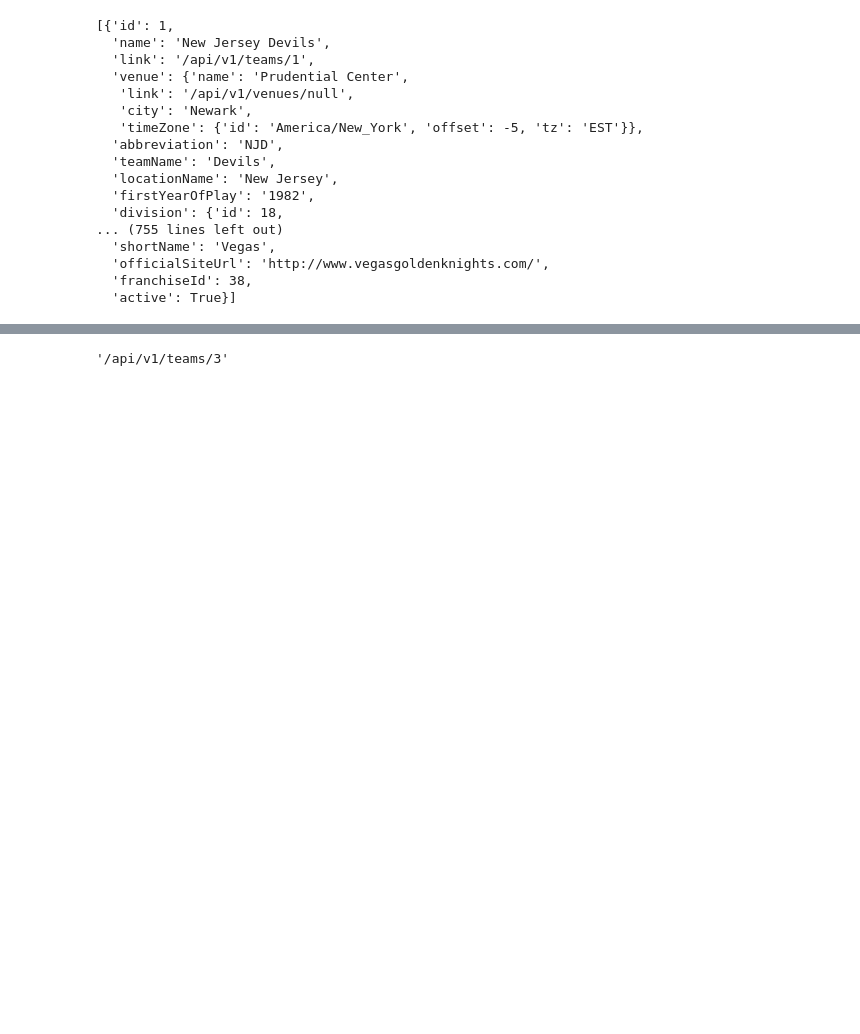
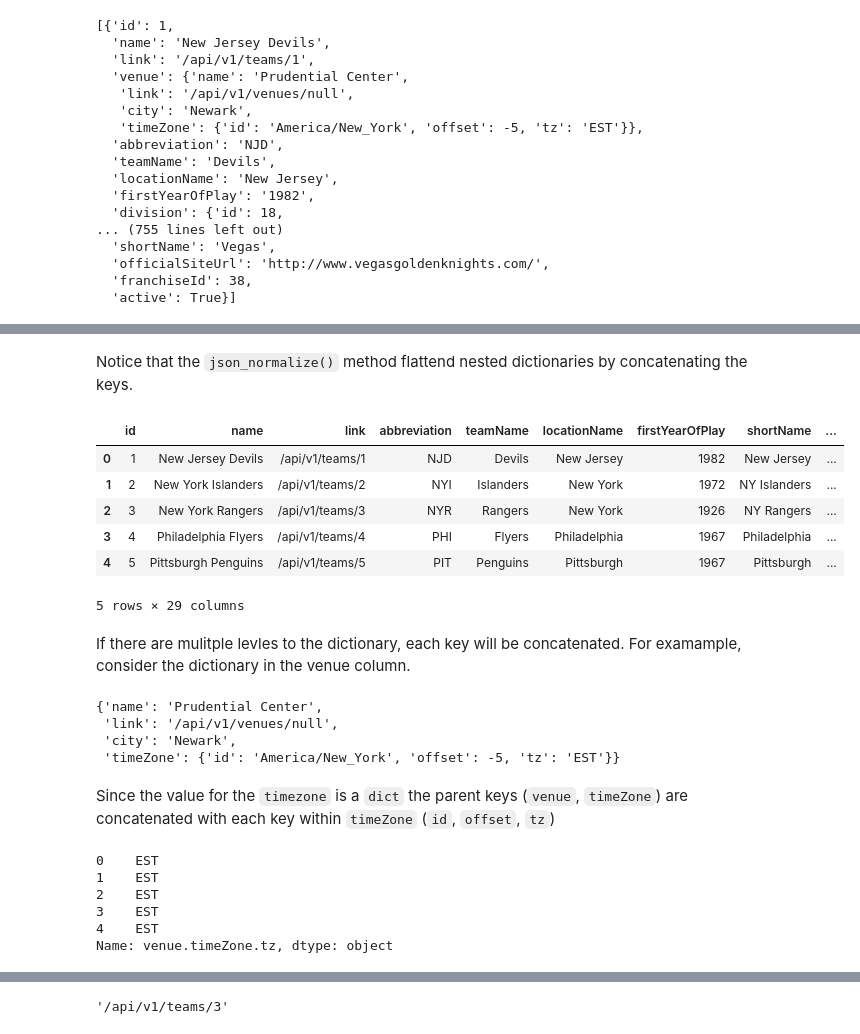
Before and after one commit to nickpaul7/python_api_notebooks, a Jupyter notebook: python_nhl_api.ipynb, the cells around one changed output, grey strips where cells are left out. Drawn from its saved outputs; the diff is of its cells as text; code cells hidden in the pictures; blank space fills up the shorter version.

```diff
--- a/python_nhl_api.ipynb
+++ b/python_nhl_api.ipynb
@@ -63,6 +147,6 @@ team_content['teams']
 # %%
-df_team_content = pd.DataFrame(team_content['teams'])
-df_team_content.info()
+df_team_content_jn = pd.json_normalize(team_content['teams'])
+df_team_content_jn.info()
 # %% [output]
 <class 'pandas.core.frame.DataFrame'>
 RangeIndex: 31 entries, 0 to 30
@@ -109,0 +168,32 @@ df_team_content2.query("teamName == 'Rangers'")
+# %% [markdown]
+Notice that the `json_normalize()` method flattend nested dictionaries by concatenating the keys.
+# %%
+df_team_content_jn.head()
+# %% [output]
+|  | id | name | link | abbreviation | teamName | locationName | firstYearOfPlay | shortName | ... |
+| 0 | 1 | New Jersey Devils | /api/v1/teams/1 | NJD | Devils | New Jersey | 1982 | New Jersey | ... |
+| 1 | 2 | New York Islanders | /api/v1/teams/2 | NYI | Islanders | New York | 1972 | NY Islanders | ... |
+| 2 | 3 | New York Rangers | /api/v1/teams/3 | NYR | Rangers | New York | 1926 | NY Rangers | ... |
+| 3 | 4 | Philadelphia Flyers | /api/v1/teams/4 | PHI | Flyers | Philadelphia | 1967 | Philadelphia | ... |
+| 4 | 5 | Pittsburgh Penguins | /api/v1/teams/5 | PIT | Penguins | Pittsburgh | 1967 | Pittsburgh | ... |
+5 rows × 29 columns
+# %% [markdown]
+If there are mulitple levles to the dictionary, each key will be concatenated.  For examample, consider the dictionary in the venue column.
+# %%
+team_content['teams'][0]['venue']
+# %% [output]
+{'name': 'Prudential Center',
+ 'link': '/api/v1/venues/null',
+ 'city': 'Newark',
+ 'timeZone': {'id': 'America/New_York', 'offset': -5, 'tz': 'EST'}}
+# %% [markdown]
+Since the value for the `timezone` is a `dict` the parent keys (`venue`, `timeZone`) are concatenated with each key within `timeZone` (`id`, `offset`, `tz`)
+# %%
+df_team_content_jn["venue.timeZone.tz"].head()
+# %% [output]
+0    EST
+1    EST
+2    EST
+3    EST
+4    EST
+Name: venue.timeZone.tz, dtype: object
```
Also changed, not shown: parts of 75 cells of this notebook.
